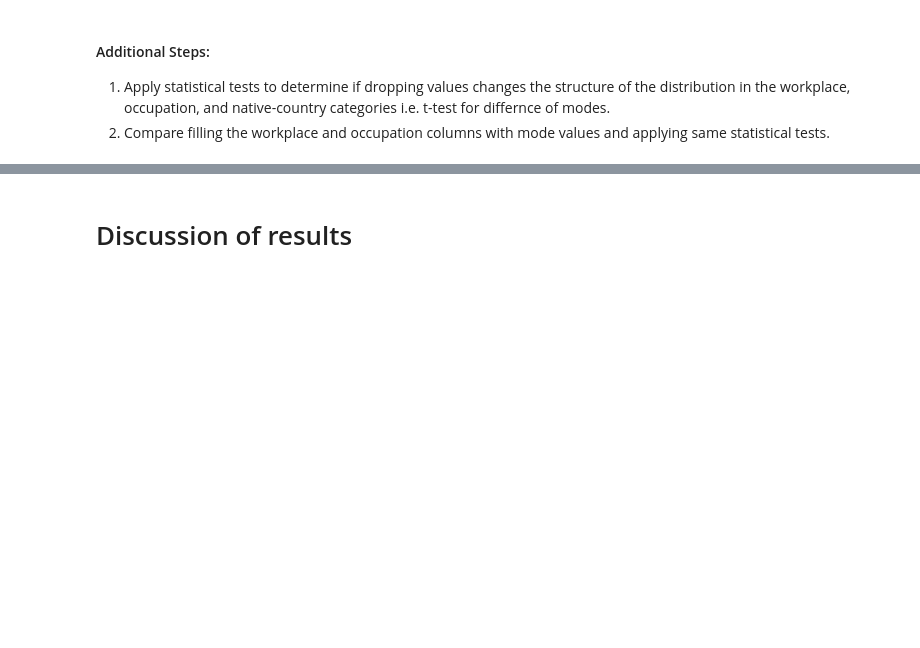
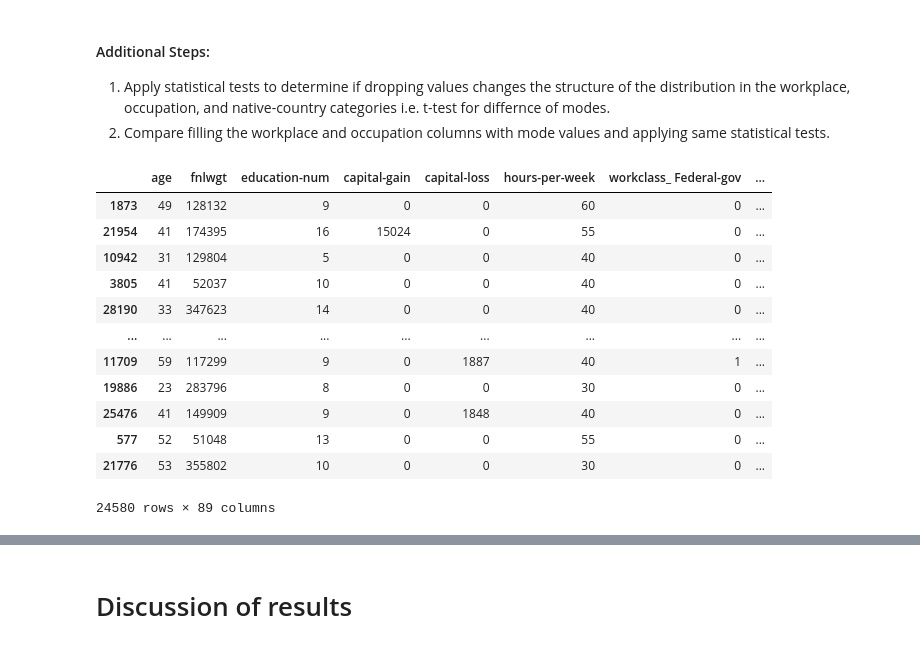
Before and after one commit to martinezpl/Strive, a Jupyter notebook: M3/d8_svm/03_HARD_adult-data-investigation.ipynb, the cells around one changed output, grey strips where cells are left out. Saved outputs shown, nothing was run; the diff lists cells and outputs as text; code cells hidden in the pictures; blank space fills up the shorter version.

```diff
--- a/M3/d8_svm/03_HARD_adult-data-investigation.ipynb
+++ b/M3/d8_svm/03_HARD_adult-data-investigation.ipynb
@@ -126,0 +128,29 @@ memory usage: 3.8+ MB
+# %%
+df_clean = df_clean.reset_index(drop=True)
+# %%
+#train / test... you know the drill
+from sklearn.model_selection import train_test_split
+X = df_clean.drop(['target', 'education'], axis=1)
+X = pd.get_dummies(X)
+y = df_clean['target']
+X_train, X_test, y_train, y_test = train_test_split(X, y, test_size = 0.2, stratify=y)
+X = df.drop(['target', 'education'], axis=1)
+X = pd.get_dummies(X)
+y = df['target']
+Xmode_train, Xmode_test, ymode_train, ymode_test = train_test_split(X, y, test_size = 0.2, stratify=y)
+# %%
+X_train
+# %% [output]
+|  | age | fnlwgt | education-num | capital-gain | capital-loss | hours-per-week | workclass_ Federal-gov | ... |
+| 1873 | 49 | 128132 | 9 | 0 | 0 | 60 | 0 | ... |
+| 21954 | 41 | 174395 | 16 | 15024 | 0 | 55 | 0 | ... |
+| 10942 | 31 | 129804 | 5 | 0 | 0 | 40 | 0 | ... |
+| 3805 | 41 | 52037 | 10 | 0 | 0 | 40 | 0 | ... |
+| 28190 | 33 | 347623 | 14 | 0 | 0 | 40 | 0 | ... |
+| ... | ... | ... | ... | ... | ... | ... | ... | ... |
+| 11709 | 59 | 117299 | 9 | 0 | 1887 | 40 | 1 | ... |
+| 19886 | 23 | 283796 | 8 | 0 | 0 | 30 | 0 | ... |
+| 25476 | 41 | 149909 | 9 | 0 | 1848 | 40 | 0 | ... |
+| 577 | 52 | 51048 | 13 | 0 | 0 | 55 | 0 | ... |
+| 21776 | 53 | 355802 | 10 | 0 | 0 | 30 | 0 | ... |
+24580 rows × 89 columns
```
Also changed, not shown: parts of 17 cells of this notebook.
